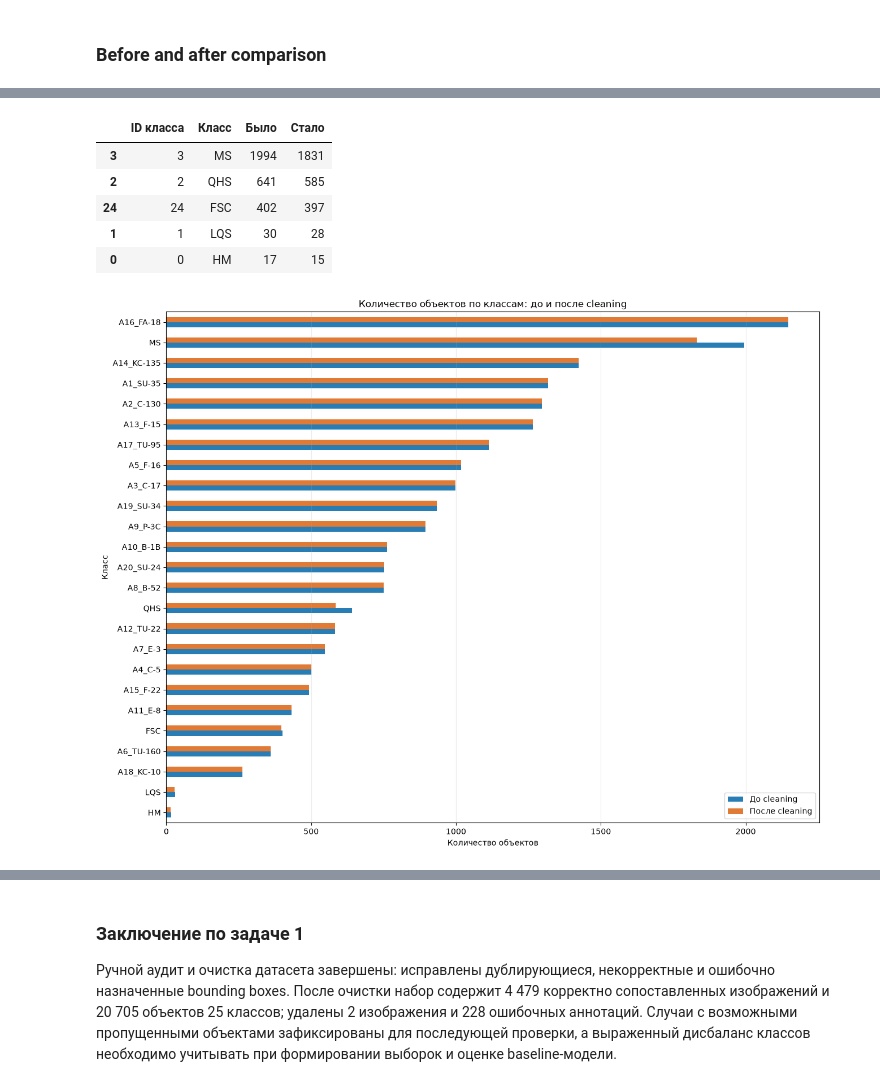
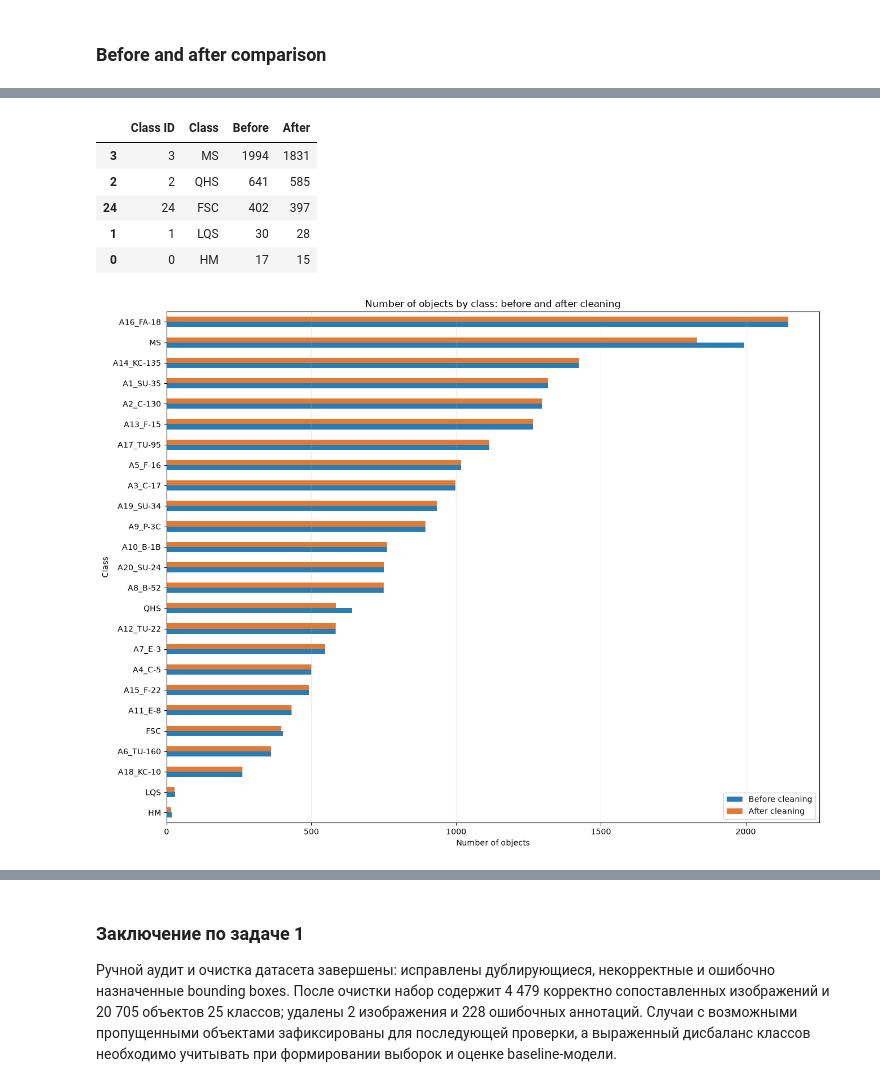
Before and after one commit to Irdorat/XH-202625, a Jupyter notebook: docs/Baseline_work/Summary-RUS.ipynb, the cells around one changed output, grey strips where cells are left out. Cells and saved outputs as stored; diff of their text form; code cells hidden in the pictures.

```diff
--- a/docs/Baseline_work/Summary-RUS.ipynb
+++ b/docs/Baseline_work/Summary-RUS.ipynb
@@ -206,21 +207,39 @@ for split in splits:
 # %% [markdown]
 ### Before and after comparison
 # %%
-# Сравнение общей статистики
+raw_output_dir = repo_root / "runs" / "dataset_audit" / "v1"
+clean_output_dir = (
+    repo_root / "runs" / "dataset_inventory" / "basic_dataset" / "train"
+)
+
+raw_summary = json.loads(
+    (raw_output_dir / "summary.json").read_text(encoding="utf-8")
+)
+clean_summary = json.loads(
+    (clean_output_dir / "summary.json").read_text(encoding="utf-8")
+)
+
+raw_classes = pd.read_csv(
+    raw_output_dir / "class_statistics.csv"
+)
+clean_classes = pd.read_csv(
+    clean_output_dir / "class_statistics.csv"
+)
+# Comparison of overall statistics
 metrics = {
-    "image_count": "Изображения",
-    "label_count": "Аннотации",
-    "paired_count": "Парные файлы",
-    "object_count": "Объекты",
-    "invalid_annotation_rows": "Некорректные строки",
+    "image_count": "Images",
+    "label_count": "Annotations",
+    "paired_count": "Paired files",
+    "object_count": "Objects",
+    "invalid_annotation_rows": "Invalid annotation rows",
 }
 
 summary_comparison = pd.DataFrame([
     {
-        "Показатель": title,
-        "Было": int(raw_summary.get(key, 0)),
-        "Стало": int(clean_summary.get(key, 0)),
-        "Изменение": (
+        "Metric": title,
+        "Before": int(raw_summary.get(key, 0)),
+        "After": int(clean_summary.get(key, 0)),
+        "Change": (
             int(clean_summary.get(key, 0))
             - int(raw_summary.get(key, 0))
         ),
@@ -230,7 +249,7 @@ summary_comparison = pd.DataFrame([
 
 display(summary_comparison)
 
-# Сравнение количества объектов по классам
+# Comparison of object counts by class
 comparison = raw_classes[
     ["class_id", "class_name", "object_count"]
 ].merge(
@@ -240,45 +259,45 @@ comparison = raw_classes[
 )
 
 comparison = comparison.rename(columns={
-    "class_id": "ID класса",
-    "class_name": "Класс",
-    "object_count_before": "Было",
-    "object_count_after": "Стало",
+    "class_id": "Class ID",
+    "class_name": "Class",
+    "object_count_before": "Before",
+    "object_count_after": "After",
 })
 
 changed = comparison[
-    comparison["Было"] != comparison["Стало"]
-].sort_values("Было", ascending=False)
+    comparison["Before"] != comparison["After"]
+].sort_values("Before", ascending=False)
 
-display(changed[["ID класса", "Класс", "Было", "Стало"]])
+display(changed[["Class ID", "Class", "Before", "After"]])
 
-# График всех классов
-plot_data = comparison.sort_values("Было").set_index("Класс")
+# Chart for all classes
+plot_data = comparison.sort_values("Before").set_index("Class")
 
-ax = plot_data[["Было", "Стало"]].plot.barh(
+ax = plot_data[["Before", "After"]].plot.barh(
     figsize=(13, 10),
     color=["#287db5", "#e07a35"],
 )
 
-ax.set_title("Количество объектов по классам: до и после cleaning")
-ax.set_xlabel("Количество объектов")
-ax.set_ylabel("Класс")
-ax.legend(["До cleaning", "После cleaning"])
+ax.set_title("Number of objects by class: before and after cleaning")
+ax.set_xlabel("Number of objects")
+ax.set_ylabel("Class")
+ax.legend(["Before cleaning", "After cleaning"])
 ax.grid(axis="x", alpha=0.25)
 
 plt.tight_layout()
 plt.show()
 
-# Краткий вывод
+# Brief summary
 print(
-    f"Изображения: {raw_summary['image_count']} → "
+    f"Images: {raw_summary['image_count']} → "
     f"{clean_summary['image_count']}."
 )
 print(
-    f"Объекты: {raw_summary['object_count']} → "
+    f"Objects: {raw_summary['object_count']} → "
     f"{clean_summary['object_count']}."
 )
 
 for row in changed.itertuples(index=False):
-    print(f"{row.Класс}: {row.Было} → {row.Стало}")
+    print(f"{row.Class}: {row.Before} → {row.After}")
 # %% [output]
@@ -291,7 +310,7 @@ for row in changed.itertuples(index=False):
-|  | ID класса | Класс | Было | Стало |
+|  | Class ID | Class | Before | After |
 | 3 | 3 | MS | 1994 | 1831 |
 | 2 | 2 | QHS | 641 | 585 |
 | 24 | 24 | FSC | 402 | 397 |
 | 1 | 1 | LQS | 30 | 28 |
 | 0 | 0 | HM | 17 | 15 |
-[figure, old version]
+[figure, new version]
```
Also changed, not shown: parts of 5 cells of this notebook, 21 other files.
